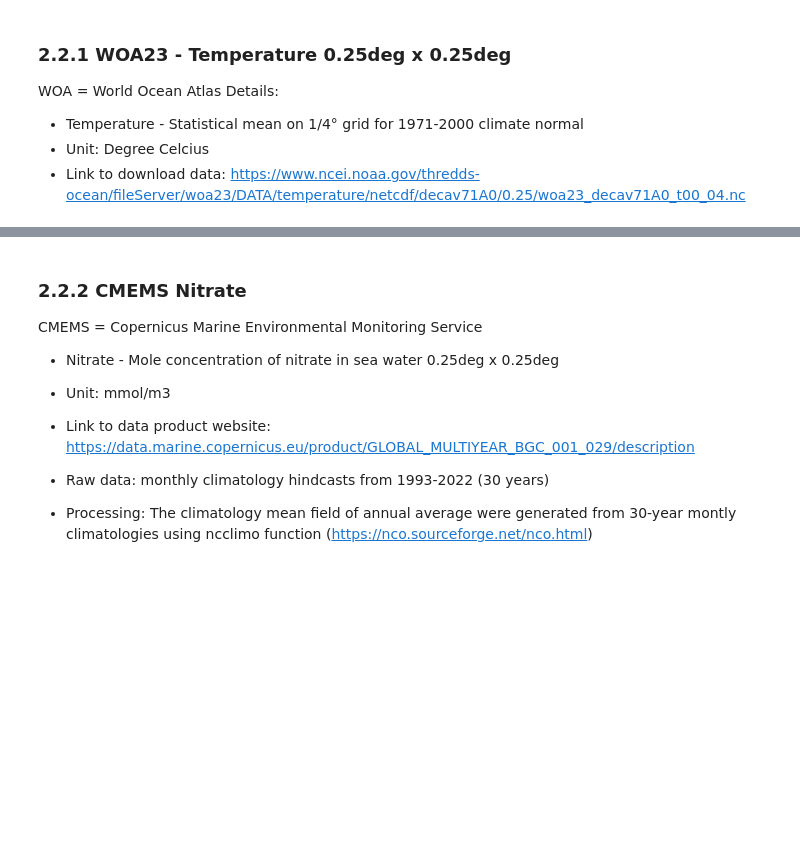
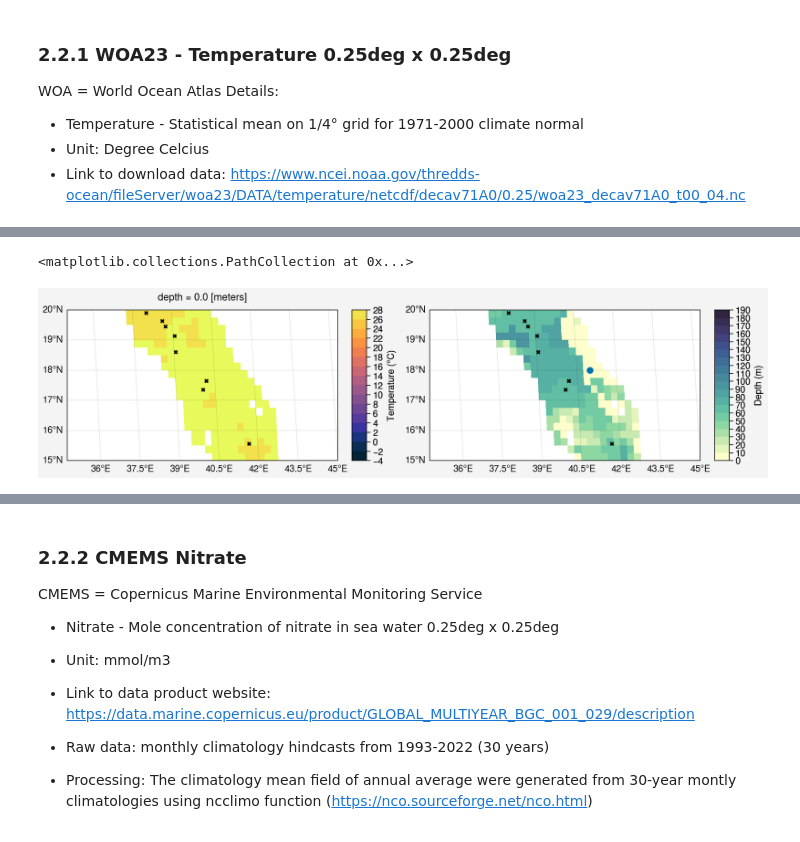
Before and after one commit to PaleoLipidRR/nutrient-effect-on-TEX, a Jupyter notebook: ipynb_files/SI_code1_PreProcessing.ipynb, the cells around one changed output, grey strips where cells are left out. Saved outputs shown, nothing was run; the diff lists cells and outputs as text; code cells hidden in the pictures; blank space fills up the shorter version.

```diff
--- a/ipynb_files/SI_code1_PreProcessing.ipynb
+++ b/ipynb_files/SI_code1_PreProcessing.ipynb
@@ -602,0 +830,29 @@ ax.colorbar(m, loc='r', label='Temperature ($^\circ$C)',
+# %%
+fig, axs = plot.subplots(proj='robin',width=10,ncols=2)
+axs.format(
+    latlim=(15,20),
+    lonlim=(35,45),
+    latlabels=True,lonlabels=True
+)
+
+ax = axs[0]
+thermocline_depthIntegral_T_da.plot(ax=ax,robust=True,
+                                    cmap=cmo.thermal,
+                                    levels=np.arange(-4,30,2),
+                                    cbar_kwargs={'label':'Temperature (°C)'}
+                                    )
+
+ax.scatter(coretop_df2['Longitude'],coretop_df2['Latitude'],s=10,c='k',marker='x',label='Coretops')
+
+ax = axs[1]
+thermoT_depth_da.plot(ax=ax,robust=True,
+                cmap=cmo.deep,
+                levels=np.arange(0,200,10),
+                cbar_kwargs={'label':'Depth (m)'}
+                )
+
+ax.scatter(coretop_df2['Longitude'],coretop_df2['Latitude'],s=10,c='k',marker='x',label='Coretops')
+ax.scatter(41,18)
+# %% [output]
+<matplotlib.collections.PathCollection at 0x...>
+[figure, added]
```
Also changed, not shown: parts of 37 cells of this notebook, 4 other files.
